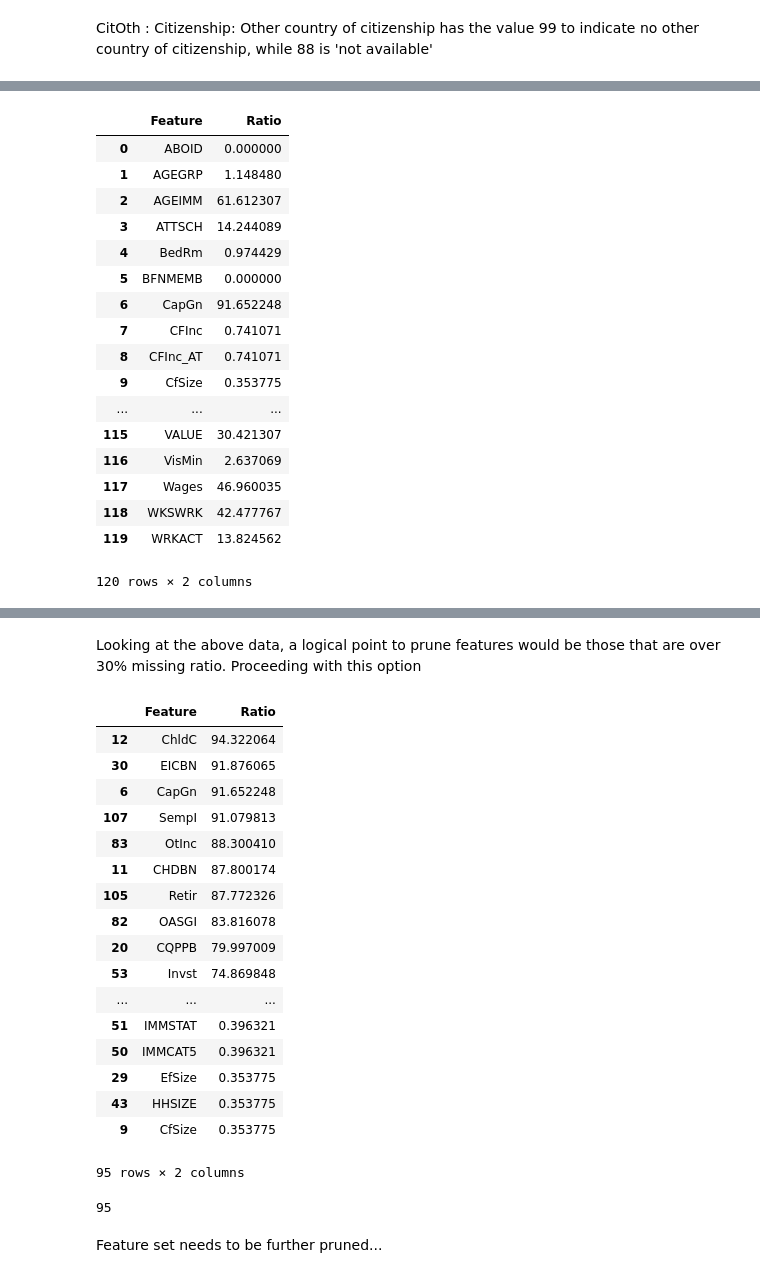
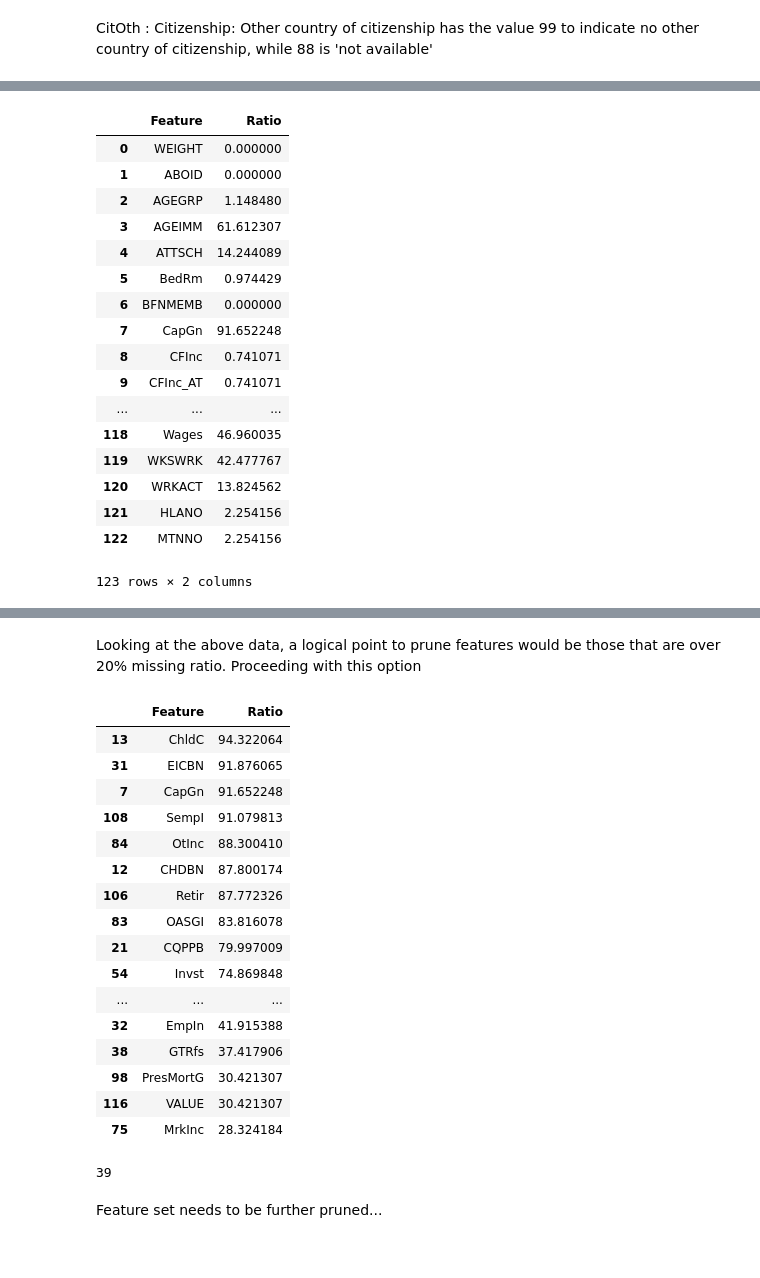
Before and after one commit to Kiefer-Co/4710-L-Plus, a Jupyter notebook: notebooks/Data-Wrangling.ipynb, the cells around one changed output, grey strips where cells are left out. Drawn from its saved outputs; the diff is of its cells as text; code cells hidden in the pictures.

Commit message:
fixed WEIGHT, MTNNO, HLANO and >30% missing (rather than .3)

```diff
--- a/notebooks/Data-Wrangling.ipynb
+++ b/notebooks/Data-Wrangling.ipynb
@@ -100,9 +100,9 @@ homeLang = datasetNoMTNEN.iloc[:,65]
 # class label: mother tongue part A - first language write in component
 motherTongue = datasetNoMTNEN.iloc[:, 96]
 # variables
+weights = datasetNoMTNEN.iloc[:, 1]
 x1, x2, x3 = datasetNoMTNEN.iloc[:, 18:65], datasetNoMTNEN.iloc[:, 66:96], datasetNoMTNEN.iloc[:, 97:-1]
-x = pd.concat([x1,x2,x3], axis=1, sort=False)
-weights = datasetNoMTNEN.iloc[:, 1]
+x = pd.concat([weights, x1,x2,x3, homeLang, motherTongue], axis=1, sort=False)
 # %%
 x.tail()
 # %% [output]
@@ -273,23 +274,23 @@ df_missing = pd.DataFrame(list(missing_val_summary.items()), columns=['Feature',
 df_missing
 # %% [output]
 |  | Feature | Ratio |
-| 0 | ABOID | 0.000000 |
-| 1 | AGEGRP | 1.148480 |
-| 2 | AGEIMM | 61.612307 |
-| 3 | ATTSCH | 14.244089 |
-| 4 | BedRm | 0.974429 |
-| 5 | BFNMEMB | 0.000000 |
-| 6 | CapGn | 91.652248 |
-| 7 | CFInc | 0.741071 |
-| 8 | CFInc_AT | 0.741071 |
-| 9 | CfSize | 0.353775 |
+| 0 | WEIGHT | 0.000000 |
+| 1 | ABOID | 0.000000 |
+| 2 | AGEGRP | 1.148480 |
+| 3 | AGEIMM | 61.612307 |
+| 4 | ATTSCH | 14.244089 |
+| 5 | BedRm | 0.974429 |
+| 6 | BFNMEMB | 0.000000 |
+| 7 | CapGn | 91.652248 |
+| 8 | CFInc | 0.741071 |
+| 9 | CFInc_AT | 0.741071 |
 | ... | ... | ... |
-| 115 | VALUE | 30.421307 |
-| 116 | VisMin | 2.637069 |
-| 117 | Wages | 46.960035 |
-| 118 | WKSWRK | 42.477767 |
-| 119 | WRKACT | 13.824562 |
+| 118 | Wages | 46.960035 |
+| 119 | WKSWRK | 42.477767 |
+| 120 | WRKACT | 13.824562 |
+| 121 | HLANO | 2.254156 |
+| 122 | MTNNO | 2.254156 |
-120 rows × 2 columns
+123 rows × 2 columns
 # %%
 df_missing = df_missing.sort_values(by=['Ratio'], ascending=False)
 source = ColumnDataSource(data=df_missing)
@@ -310,33 +311,32 @@ show(p)
 [interactive output not drawn]
 [interactive output not drawn]
 # %% [markdown]
-Looking at the above data, a logical point to prune features would be those that are over 30% missing ratio. Proceeding with this option
+Looking at the above data, a logical point to prune features would be those that are over 20% missing ratio. Proceeding with this option
 # %%
-df_missing_pruned = df_missing[df_missing['Ratio'] > 0.3]
+df_missing_pruned = df_missing[df_missing['Ratio'] > 20]
 df_missing_pruned
 # %% [output]
 |  | Feature | Ratio |
-| 12 | ChldC | 94.322064 |
-| 30 | EICBN | 91.876065 |
-| 6 | CapGn | 91.652248 |
-| 107 | SempI | 91.079813 |
-| 83 | OtInc | 88.300410 |
-| 11 | CHDBN | 87.800174 |
-| 105 | Retir | 87.772326 |
-| 82 | OASGI | 83.816078 |
-| 20 | CQPPB | 79.997009 |
-| 53 | Invst | 74.869848 |
+| 13 | ChldC | 94.322064 |
+| 31 | EICBN | 91.876065 |
+| 7 | CapGn | 91.652248 |
+| 108 | SempI | 91.079813 |
+| 84 | OtInc | 88.300410 |
+| 12 | CHDBN | 87.800174 |
+| 106 | Retir | 87.772326 |
+| 83 | OASGI | 83.816078 |
+| 21 | CQPPB | 79.997009 |
+| 54 | Invst | 74.869848 |
 | ... | ... | ... |
-| 51 | IMMSTAT | 0.396321 |
-| 50 | IMMCAT5 | 0.396321 |
-| 29 | EfSize | 0.353775 |
-| 43 | HHSIZE | 0.353775 |
-| 9 | CfSize | 0.353775 |
+| 32 | EmpIn | 41.915388 |
+| 38 | GTRfs | 37.417906 |
+| 98 | PresMortG | 30.421307 |
+| 116 | VALUE | 30.421307 |
+| 75 | MrkInc | 28.324184 |
-95 rows × 2 columns
 # %%
 len(df_missing_pruned)
 # %% [output]
-95
+39
 # %% [markdown]
 Feature set needs to be further pruned...
 # %%
```
Also changed, not shown: parts of 7 cells of this notebook, 1 other file.
